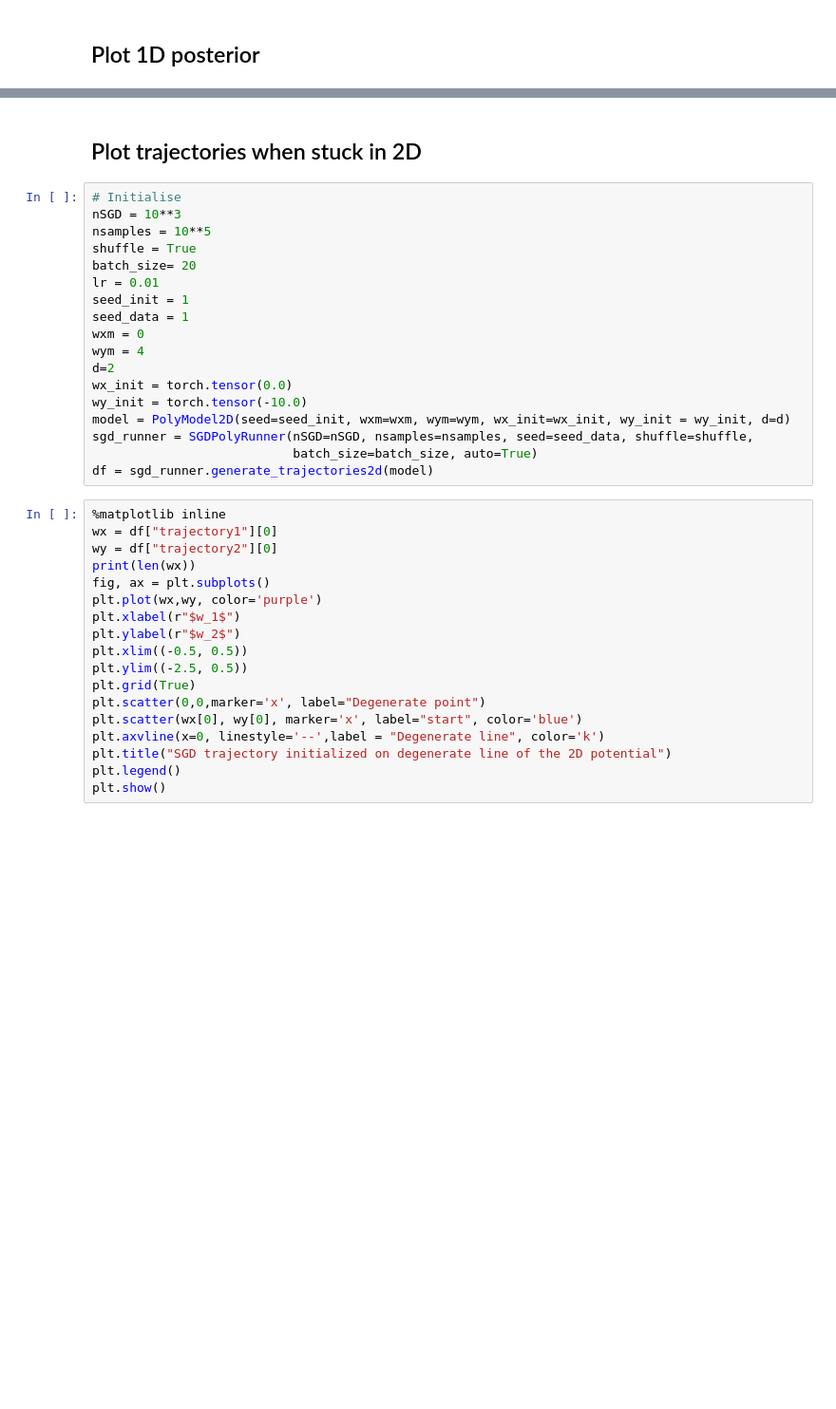
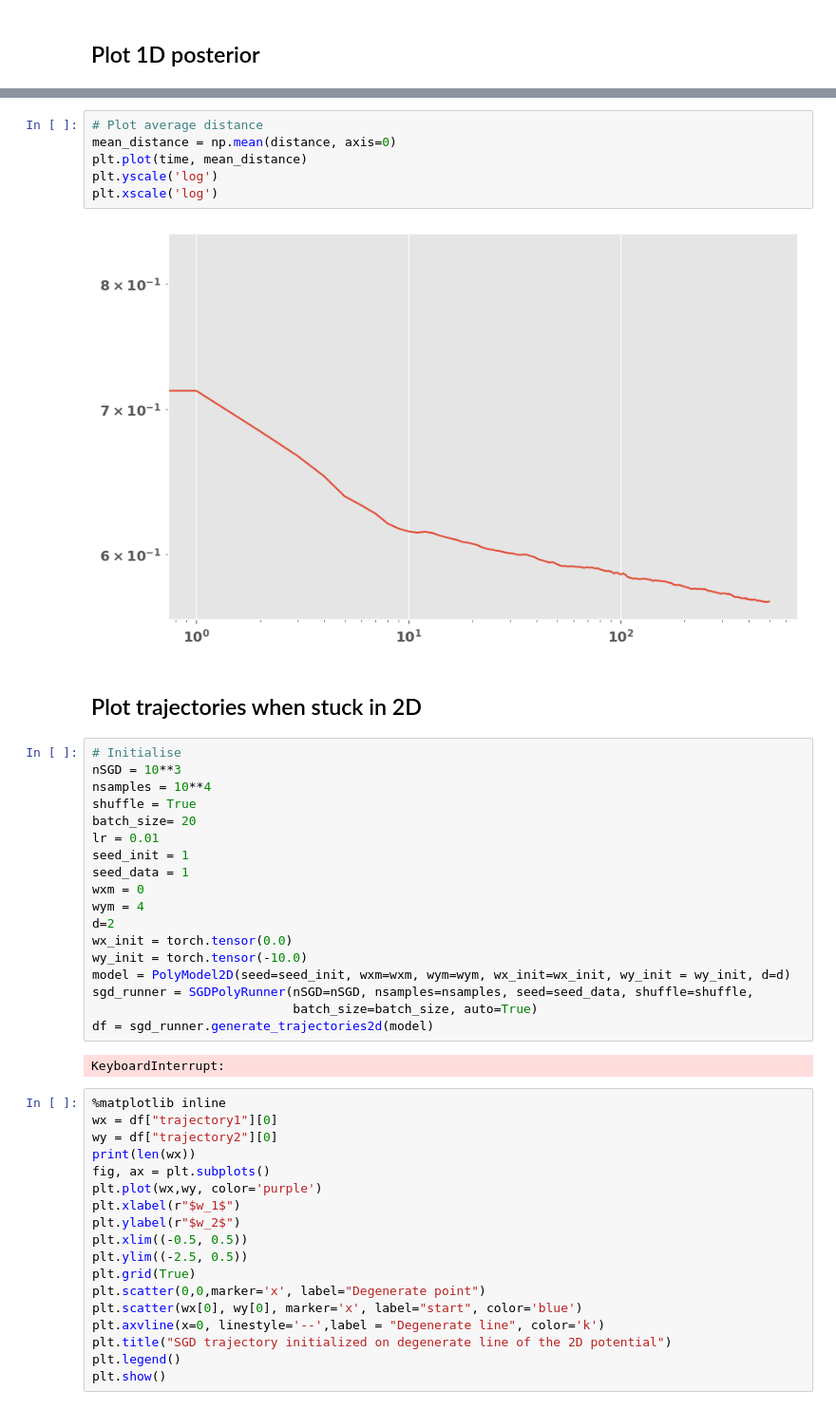
Before and after one commit to gcorlouer/SLTforSGD, a Jupyter notebook: notebooks/sgd_stuck.ipynb, the cells around one changed output, grey strips where cells are left out. Shown at 95% size. Cells and saved outputs as stored; diff of their text form; blank space fills up the shorter version.

```diff
--- a/notebooks/sgd_stuck.ipynb
+++ b/notebooks/sgd_stuck.ipynb
@@ -118,9 +131,17 @@ plt.show()
+# %%
+# Plot average distance
+mean_distance = np.mean(distance, axis=0)
+plt.plot(time, mean_distance)
+plt.yscale('log')
+plt.xscale('log')
+# %% [output]
+[figure, added]
 # %% [markdown]
 ## Plot trajectories when stuck in 2D
 # %%
 # Initialise
 nSGD = 10**3
-nsamples = 10**5
+nsamples = 10**4
 shuffle = True
 batch_size= 20
 lr = 0.01
@@ -135,6 +156,8 @@ model = PolyModel2D(seed=seed_init, wxm=wxm, wym=wym, wx_init=wx_init, wy_init =
 sgd_runner = SGDPolyRunner(nSGD=nSGD, nsamples=nsamples, seed=seed_data, shuffle=shuffle,
                            batch_size=batch_size, auto=True)
 df = sgd_runner.generate_trajectories2d(model)
+# %% [output]
+KeyboardInterrupt:
 # %%
 %matplotlib inline
 wx = df["trajectory1"][0]
```
Also changed, not shown: parts of 15 cells of this notebook, 4 other files.
